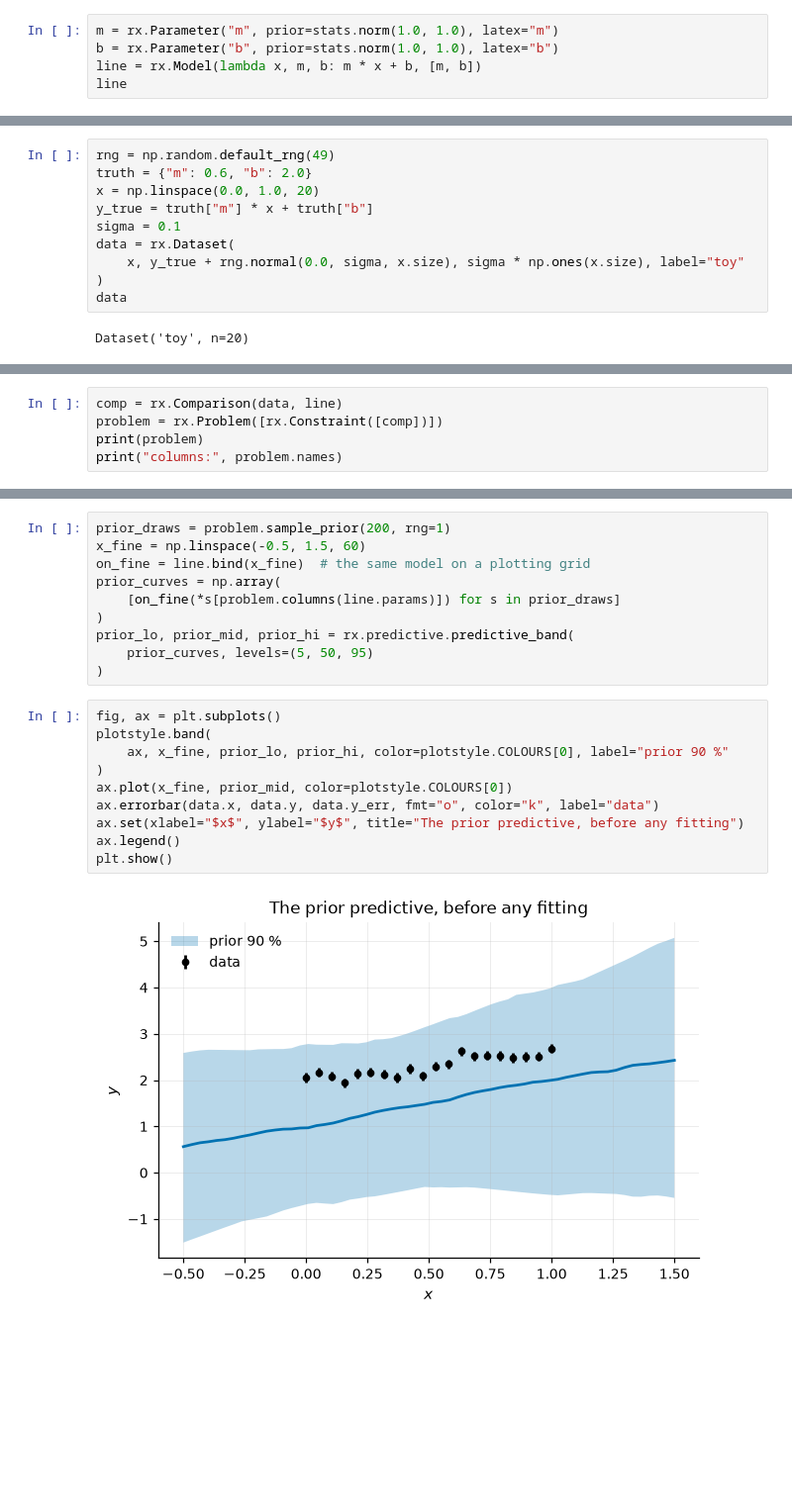
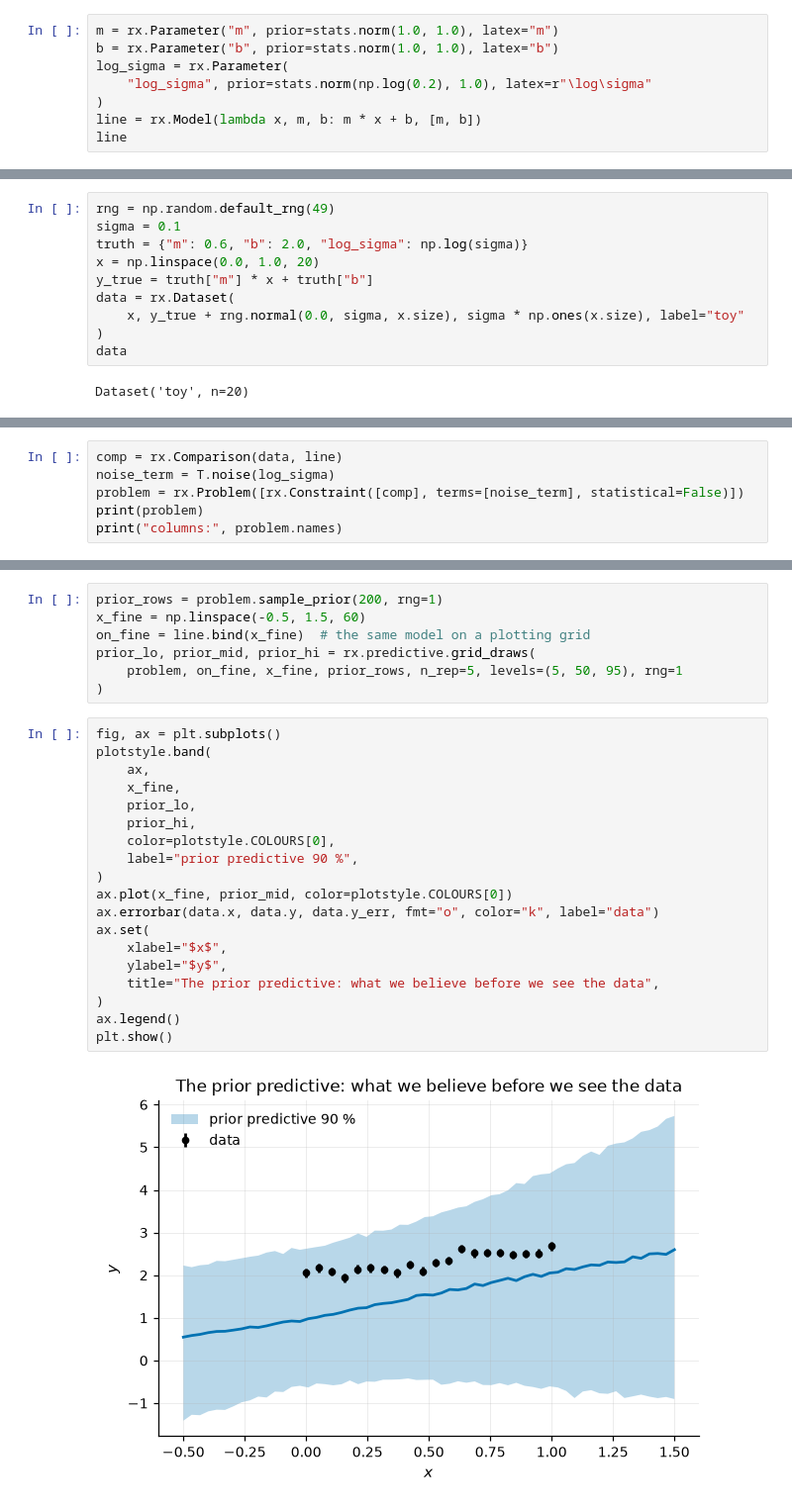
Before and after one commit to beykyle/rxmc, a Jupyter notebook: examples/linear_calibration.ipynb, the cells around one changed output, grey strips where cells are left out. Shown at 99% size. Saved outputs shown, nothing was run; the diff lists cells and outputs as text; blank space fills up the shorter version.

```diff
--- a/examples/linear_calibration.ipynb
+++ b/examples/linear_calibration.ipynb
@@ -39,6 +29,9 @@ when the data are few.
 # %%
 m = rx.Parameter("m", prior=stats.norm(1.0, 1.0), latex="m")
 b = rx.Parameter("b", prior=stats.norm(1.0, 1.0), latex="b")
+log_sigma = rx.Parameter(
+    "log_sigma", prior=stats.norm(np.log(0.2), 1.0), latex=r"\log\sigma"
+)
 line = rx.Model(lambda x, m, b: m * x + b, [m, b])
 line
 # %% [output]
@@ -52,9 +46,9 @@ known size $\sigma = 0.1$, which our imaginary experiment reports honestly as
 # %%
 rng = np.random.default_rng(49)
-truth = {"m": 0.6, "b": 2.0}
+sigma = 0.1
+truth = {"m": 0.6, "b": 2.0, "log_sigma": np.log(sigma)}
 x = np.linspace(0.0, 1.0, 20)
 y_true = truth["m"] * x + truth["b"]
-sigma = 0.1
 data = rx.Dataset(
     x, y_true + rng.normal(0.0, sigma, x.size), sigma * np.ones(x.size), label="toy"
 )
@@ -89,6 +82,7 @@ problems.
 # %%
 comp = rx.Comparison(data, line)
-problem = rx.Problem([rx.Constraint([comp])])
+noise_term = T.noise(log_sigma)
+problem = rx.Problem([rx.Constraint([comp], terms=[noise_term], statistical=False)])
 print(problem)
 print("columns:", problem.names)
 # %% [output]
@@ -105,23 +103,29 @@ the data we measured, we have learned something before fitting.
 # %%
-prior_draws = problem.sample_prior(200, rng=1)
+prior_rows = problem.sample_prior(200, rng=1)
 x_fine = np.linspace(-0.5, 1.5, 60)
 on_fine = line.bind(x_fine)  # the same model on a plotting grid
-prior_curves = np.array(
-    [on_fine(*s[problem.columns(line.params)]) for s in prior_draws]
+prior_lo, prior_mid, prior_hi = rx.predictive.grid_draws(
+    problem, on_fine, x_fine, prior_rows, n_rep=5, levels=(5, 50, 95), rng=1
 )
-prior_lo, prior_mid, prior_hi = rx.predictive.predictive_band(
-    prior_curves, levels=(5, 50, 95)
-)
 # %%
 fig, ax = plt.subplots()
 plotstyle.band(
-    ax, x_fine, prior_lo, prior_hi, color=plotstyle.COLOURS[0], label="prior 90 %"
+    ax,
+    x_fine,
+    prior_lo,
+    prior_hi,
+    color=plotstyle.COLOURS[0],
+    label="prior predictive 90 %",
 )
 ax.plot(x_fine, prior_mid, color=plotstyle.COLOURS[0])
 ax.errorbar(data.x, data.y, data.y_err, fmt="o", color="k", label="data")
-ax.set(xlabel="$x$", ylabel="$y$", title="The prior predictive, before any fitting")
+ax.set(
+    xlabel="$x$",
+    ylabel="$y$",
+    title="The prior predictive: what we believe before we see the data",
+)
 ax.legend()
 plt.show()
 # %% [output]
-[figure, old version]
+[figure, new version]
 # %% [markdown]
```
Also changed, not shown: parts of 22 cells of this notebook.
